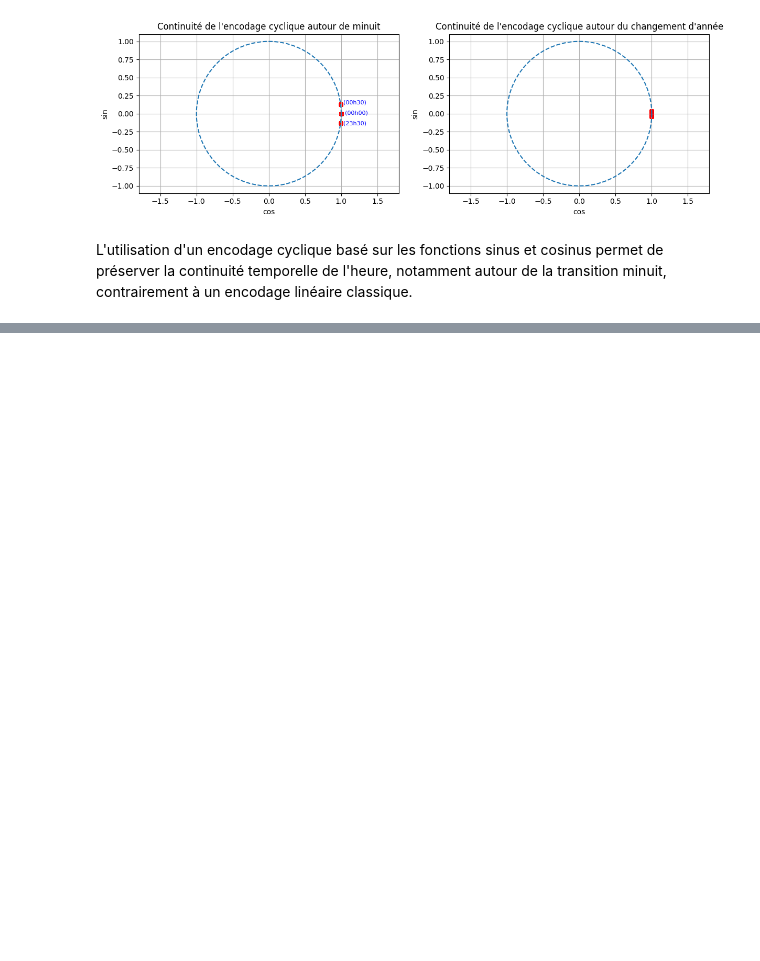
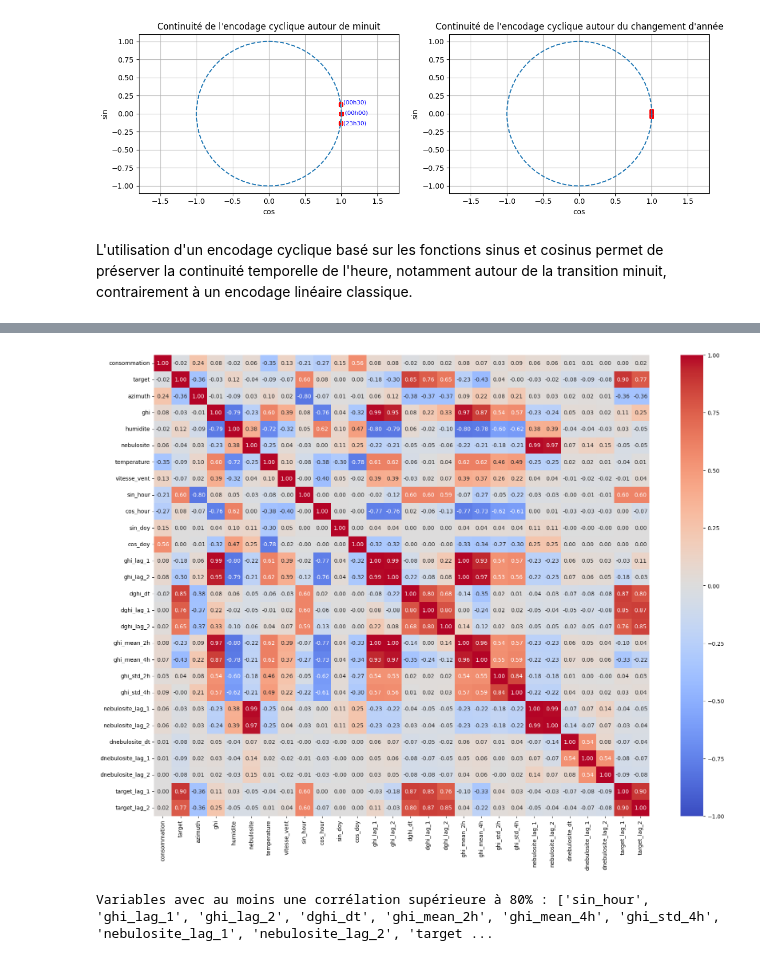
Before and after one commit to Math2935/aug25cds_variabilite, a Jupyter notebook: notebooks/04_feature_engineering.ipynb, the cells around one changed output, grey strips where cells are left out. Saved outputs shown, nothing was run; the diff lists cells and outputs as text; code cells hidden in the pictures; blank space fills up the shorter version.

```diff
--- a/notebooks/04_feature_engineering.ipynb
+++ b/notebooks/04_feature_engineering.ipynb
@@ -800,0 +403,8 @@ with open(output_path / 'pipeline_region.pkl', 'wb') as f:
+# %%
+df = add_derivate_var(df, 'nebulosite')
+
+# Afficher le début et la fin du dataset
+display(df)
+
+# Afficher les dimensions du dataset
+print('Dimensions :', df.shape)
@@ -800,0 +431,9 @@ with open(output_path / 'pipeline_region.pkl', 'wb') as f:
+# %%
+df['target_lag_1'] = df['target'].shift(1)
+df['target_lag_2'] = df['target'].shift(2)
+
+# Afficher le début et la fin du dataset
+display(df)
+
+# Afficher les dimensions du dataset
+print('Dimensions :', df.shape)
@@ -800,0 +460,8 @@ with open(output_path / 'pipeline_region.pkl', 'wb') as f:
+# %%
+df = df.dropna()
+
+# Afficher le début et la fin du dataset
+display(df)
+
+# Afficher les dimensions du dataset
+print('Dimensions :', df.shape)
@@ -800,0 +545,18 @@ with open(output_path / 'pipeline_region.pkl', 'wb') as f:
+# %%
+def get_correlated_columns(df, threshold=0.8):
+    corr_matrix = df.corr().abs()
+    upper = corr_matrix.where(
+        np.triu(np.ones(corr_matrix.shape), k=1).astype(bool)
+    )
+    # Garder une colonne par paire corrélée
+    to_drop = [col for col in upper.columns if any(upper[col] >= threshold)]
+    return to_drop
+# %%
+plt.figure(figsize=(20, 15))
+sns.heatmap(df.corr(), annot=True, cmap="coolwarm", fmt=".2f", vmin=-1.0, vmax=1.0)
+plt.show()
+
+print("Variables avec au moins une corrélation supérieure à 80% :", get_correlated_columns(df, threshold=0.8))
+# %% [output]
+[figure, added]
+Variables avec au moins une corrélation supérieure à 80% : ['sin_hour', 'ghi_lag_1', 'ghi_lag_2', 'dghi_dt', 'ghi_mean_2h', 'ghi_mean_4h', 'ghi_std_4h', 'nebulosite_lag_1', 'nebulosite_lag_2', 'target ...
```
Also changed, not shown: parts of 82 cells of this notebook.
